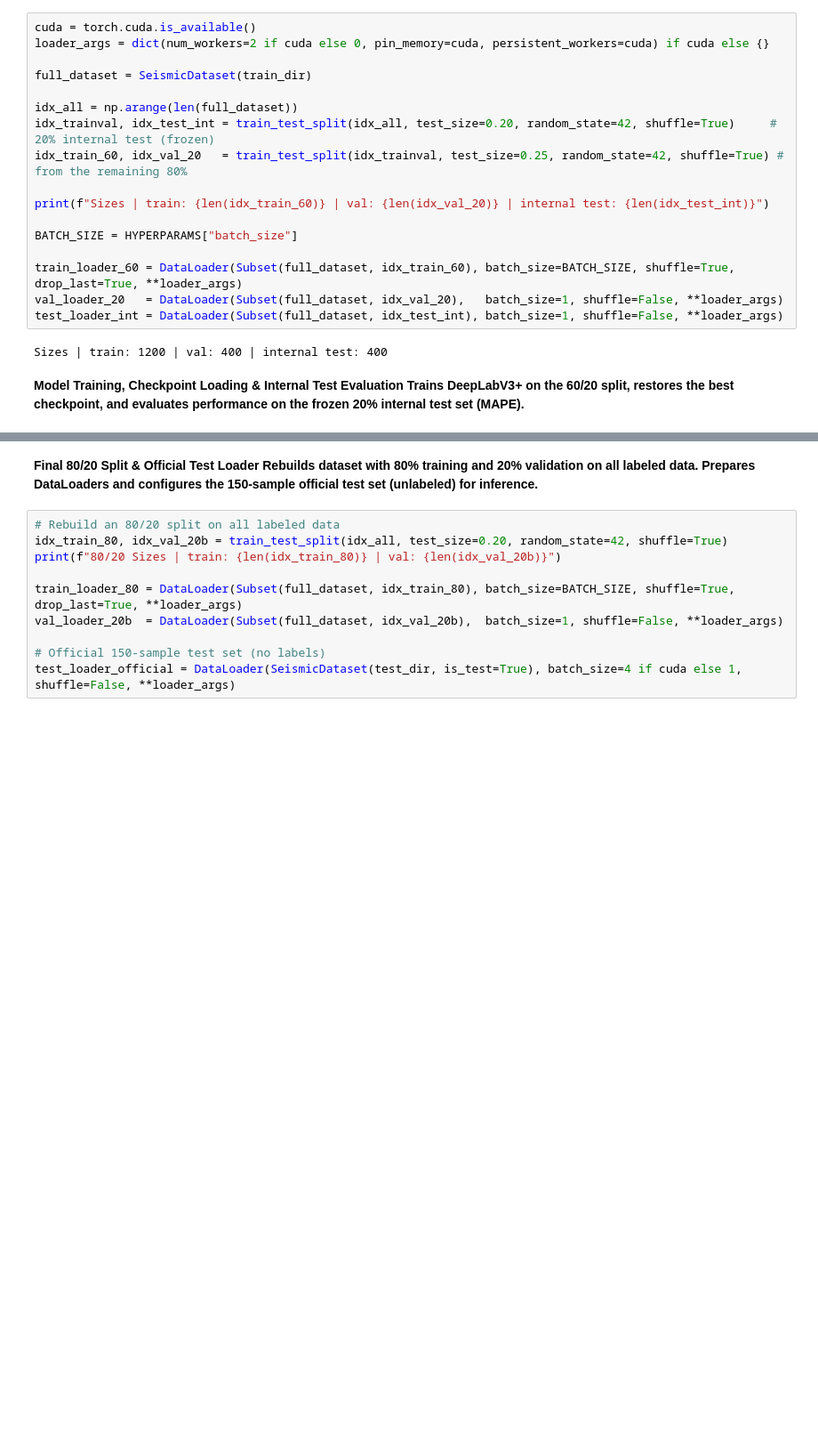
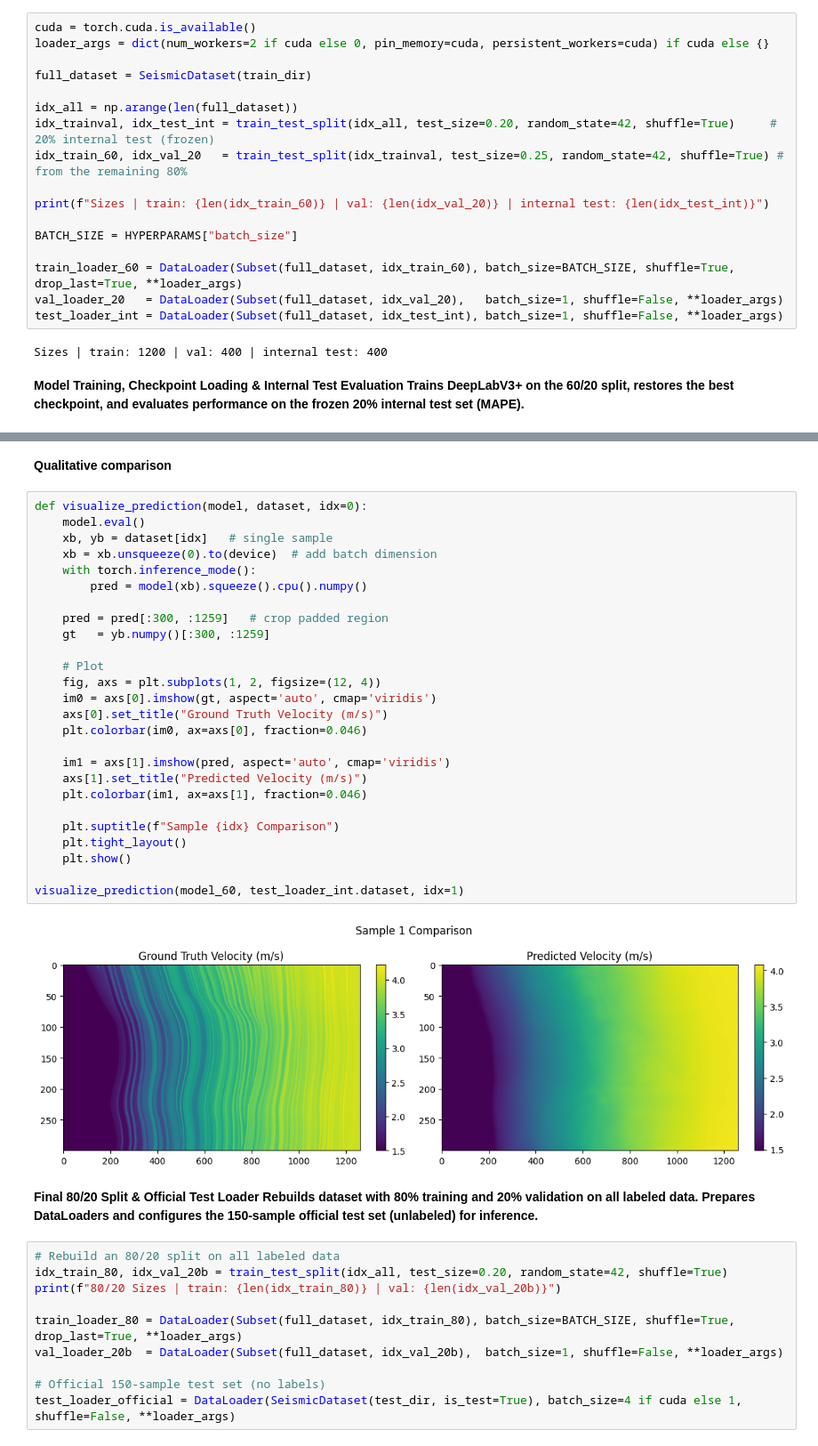
Before and after one commit to Mahedi-Shuvro/seismic-velocity-inversion, a Jupyter notebook: SeismoLabV3+.ipynb, the cells around one changed output, grey strips where cells are left out. Shown at 89% size. Drawn from its saved outputs; the diff is of its cells as text; blank space fills up the shorter version.

Commit message:
added qualitative comparison between ground-truth and predicted velocity models from the internal test split of the first experiment

```diff
--- a/SeismoLabV3+.ipynb
+++ b/SeismoLabV3+.ipynb
@@ -487,3 +516,33 @@ Epoch 012/50 | Train MAPE: 0.03207 | Val MAPE: 0.05182 | LR: 5.00e-04
+# %% [markdown]
+**Qualitative comparison**
+# %%
+def visualize_prediction(model, dataset, idx=0):
+    model.eval()
+    xb, yb = dataset[idx]   # single sample
+    xb = xb.unsqueeze(0).to(device)  # add batch dimension
+    with torch.inference_mode():
+        pred = model(xb).squeeze().cpu().numpy()
+
+    pred = pred[:300, :1259]   # crop padded region
+    gt   = yb.numpy()[:300, :1259]
+
+    # Plot
+    fig, axs = plt.subplots(1, 2, figsize=(12, 4))
+    im0 = axs[0].imshow(gt, aspect='auto', cmap='viridis')
+    axs[0].set_title("Ground Truth Velocity (m/s)")
+    plt.colorbar(im0, ax=axs[0], fraction=0.046)
+
+    im1 = axs[1].imshow(pred, aspect='auto', cmap='viridis')
+    axs[1].set_title("Predicted Velocity (m/s)")
+    plt.colorbar(im1, ax=axs[1], fraction=0.046)
+
+    plt.suptitle(f"Sample {idx} Comparison")
+    plt.tight_layout()
+    plt.show()
+
+visualize_prediction(model_60, test_loader_int.dataset, idx=1)
+# %% [output]
+[figure, added]
 # %% [markdown]
 **Final 80/20 Split & Official Test Loader
 Rebuilds dataset with 80% training and 20% validation on all labeled data. Prepares DataLoaders and configures the 150-sample official test set (unlabeled) for inference.**
```
Also changed, not shown: parts of 6 cells of this notebook.
